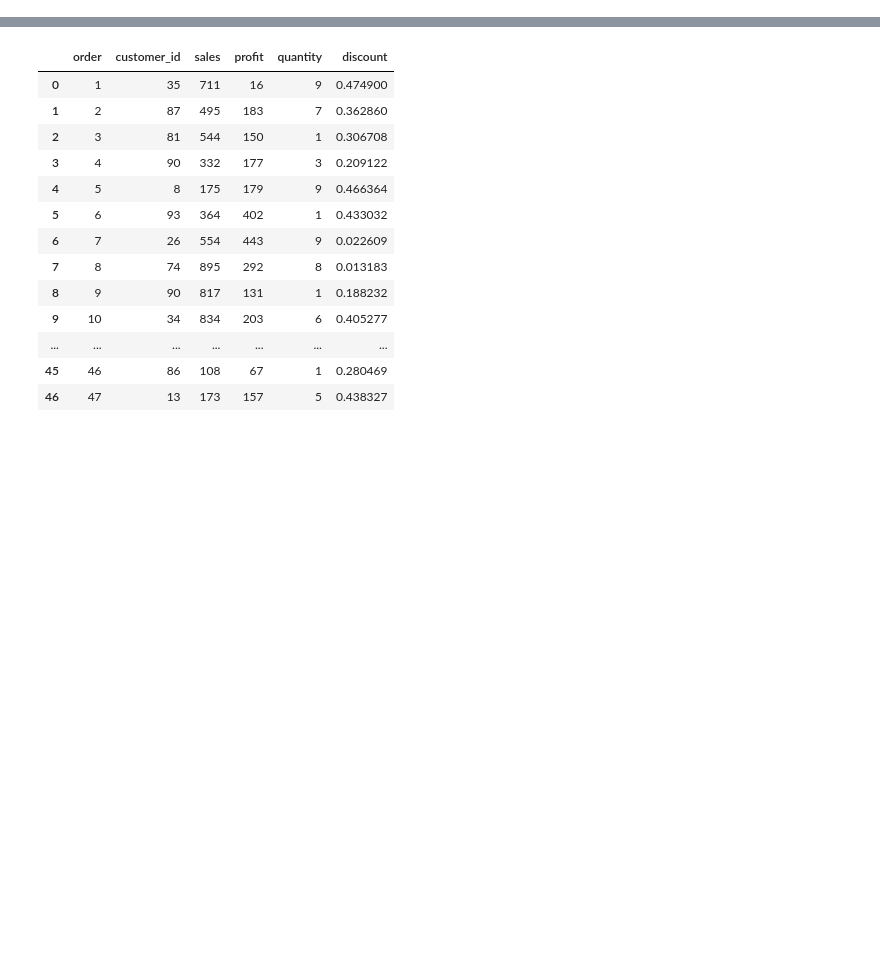
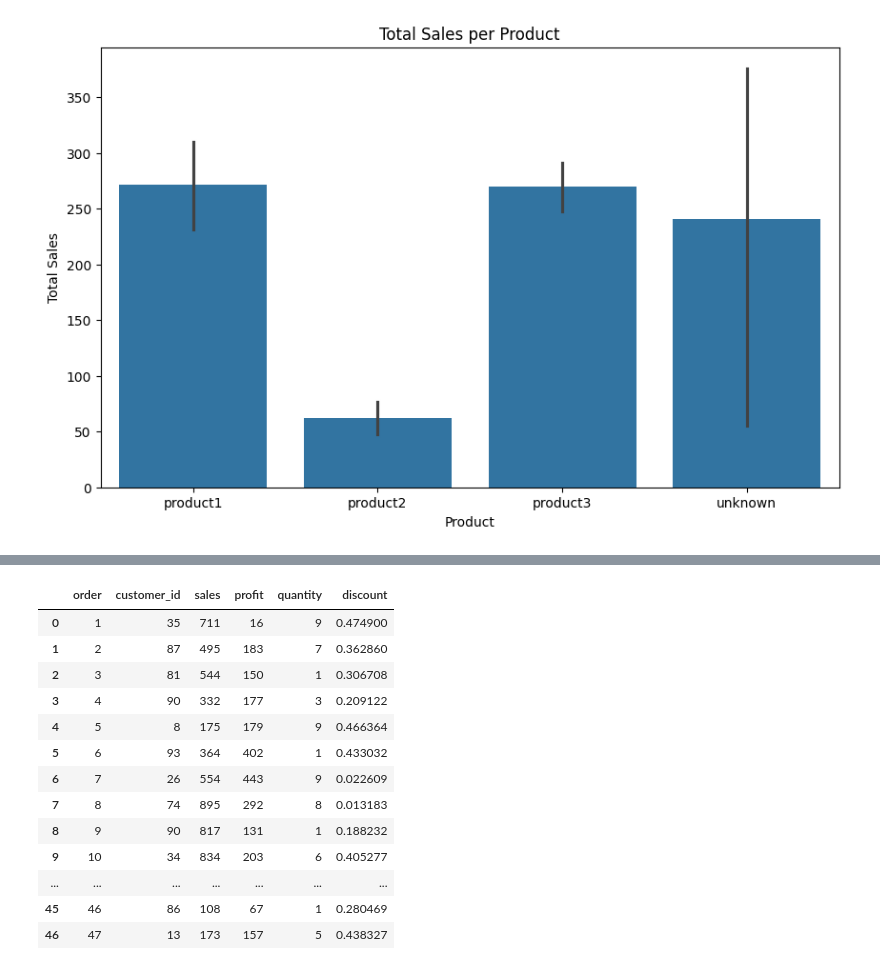
Before and after one commit to mdsamim1992hatia-cell/BMI-CAL, a Jupyter notebook: Untitled235.ipynb, the cells around one changed output, grey strips where cells are left out. Drawn from its saved outputs; the diff is of its cells as text; code cells hidden in the pictures; blank space fills up the shorter version.

```diff
--- a/Untitled235.ipynb
+++ b/Untitled235.ipynb
@@ -8,0 +142,9 @@ np.random.seed(42)
+# %%
+plt.figure(figsize=(10,6))
+sns.barplot(x='product',y='total_sales',data=df)
+plt.title('Total Sales per Product')
+plt.xlabel('Product')
+plt.ylabel('Total Sales')
+plt.show()
+# %% [output]
+[figure, added]
```
Also changed, not shown: parts of 12 cells of this notebook.
